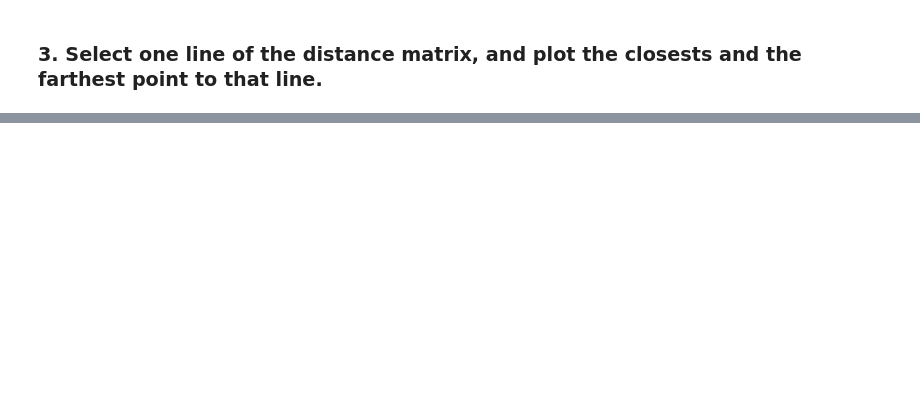
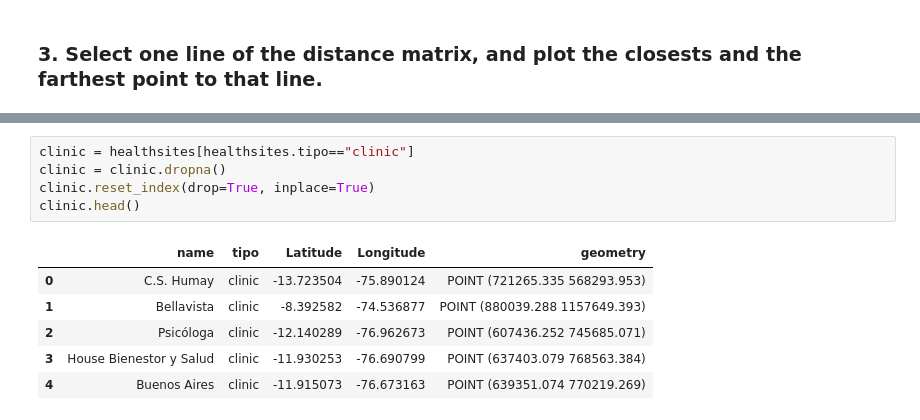
Before and after one commit to IntroSpatialDataScience/MiningGDF_Project1, a Jupyter notebook: Ev-p1.ipynb, the cells around one changed output, grey strips where cells are left out. Drawn from its saved outputs; the diff is of its cells as text; blank space fills up the shorter version.

```diff
--- a/Ev-p1.ipynb
+++ b/Ev-p1.ipynb
@@ -440,0 +628,12 @@ MatrizDistanceRiver
+# %%
+clinic = healthsites[healthsites.tipo=="clinic"]
+clinic = clinic.dropna()
+clinic.reset_index(drop=True, inplace=True)
+clinic.head()
+# %% [output]
+|  | name | tipo | Latitude | Longitude | geometry |
+| 0 | C.S. Humay | clinic | -13.723504 | -75.890124 | POINT (721265.335 568293.953) |
+| 1 | Bellavista | clinic | -8.392582 | -74.536877 | POINT (880039.288 1157649.393) |
+| 2 | Psicóloga | clinic | -12.140289 | -76.962673 | POINT (607436.252 745685.071) |
+| 3 | House Bienestor y Salud | clinic | -11.930253 | -76.690799 | POINT (637403.079 768563.384) |
+| 4 | Buenos Aires | clinic | -11.915073 | -76.673163 | POINT (639351.074 770219.269) |
```
Also changed, not shown: parts of 48 cells of this notebook.
